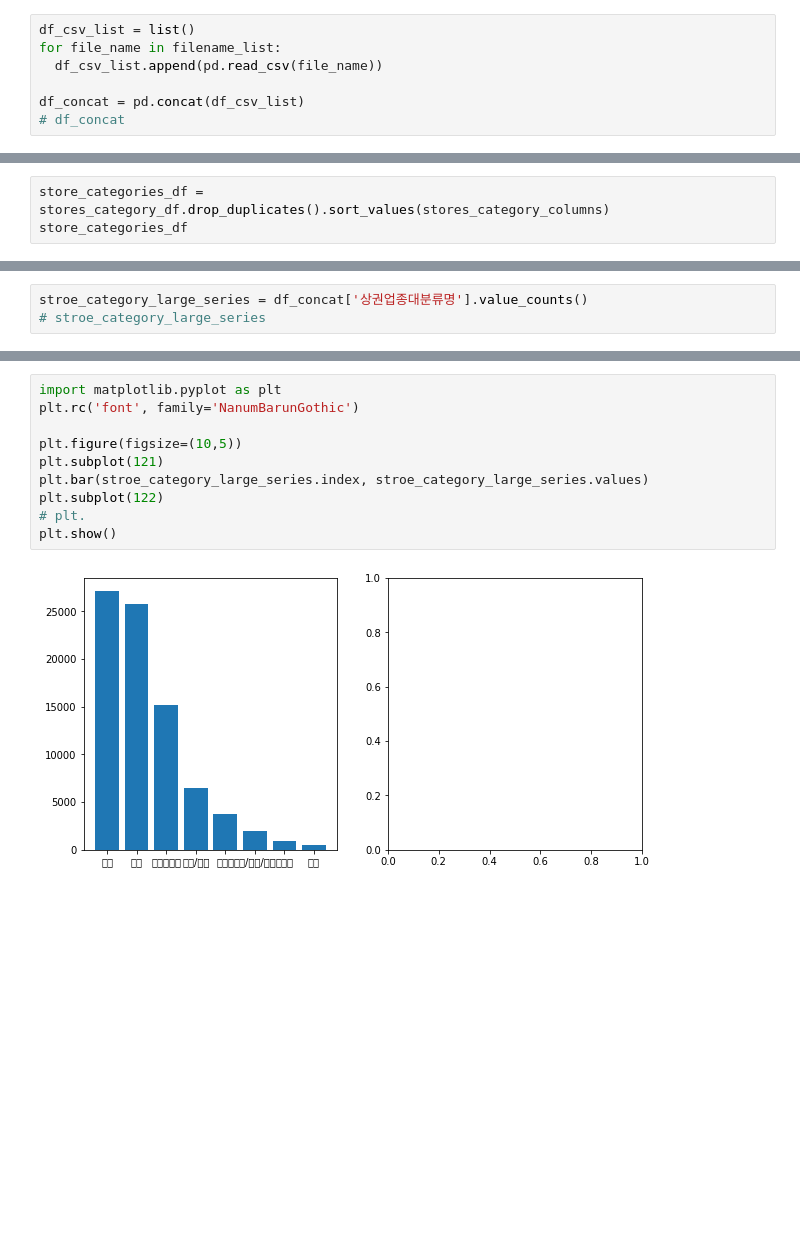
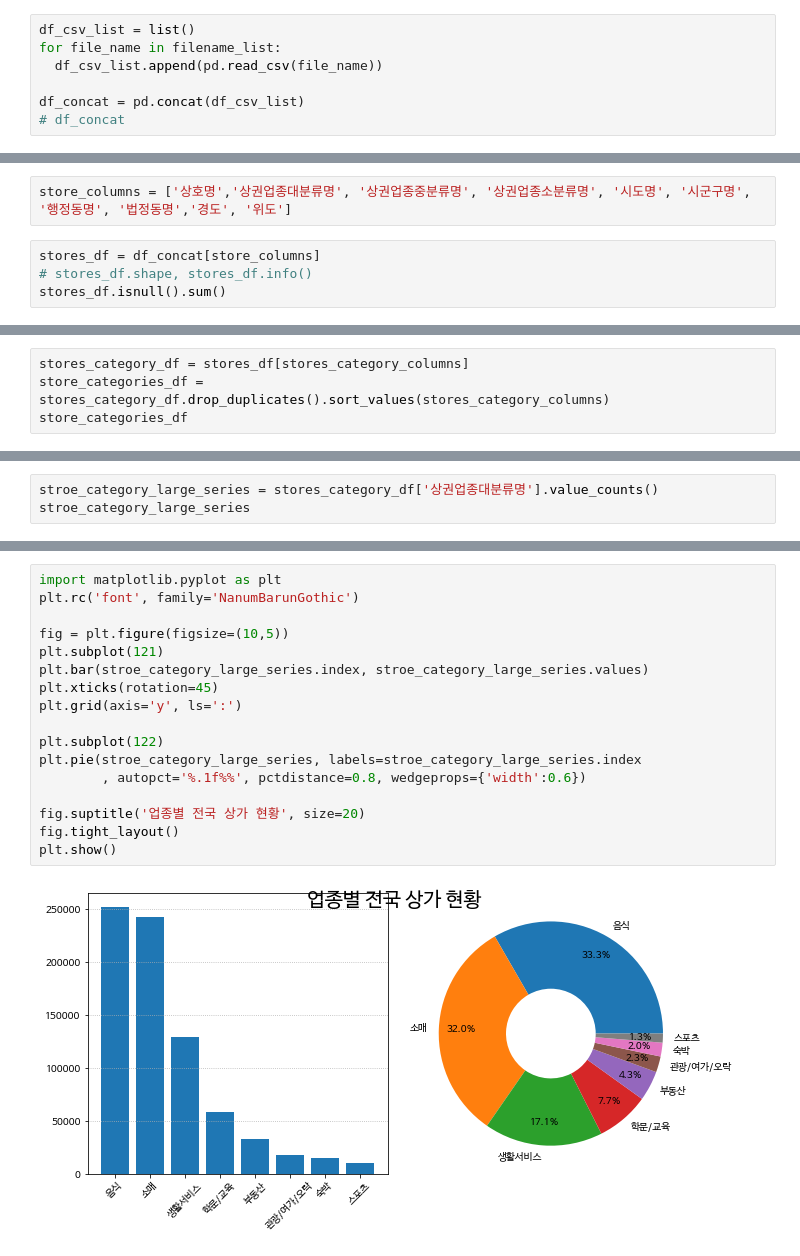
Before and after one commit to yojulab/learn_datasets, a Jupyter notebook: codes/전국상가분석.ipynb, the cells around one changed output, grey strips where cells are left out. Drawn from its saved outputs; the diff is of its cells as text; blank space fills up the shorter version.

```diff
--- a/codes/전국상가분석.ipynb
+++ b/codes/전국상가분석.ipynb
@@ -60,3 +82,9 @@ Index(['상가업소번호', '상호명', '지점명', '상권업종대분류코
        '건물부번지', '건물관리번호', '건물명', '도로명주소', '구우편번호', '신우편번호', '동정보', '층정보',
        '호정보', '경도', '위도'],
       dtype='object')
+# %%
+store_columns = ['상호명','상권업종대분류명', '상권업종중분류명', '상권업종소분류명', '시도명', '시군구명', '행정동명', '법정동명','경도', '위도']
+# %%
+stores_df = df_concat[store_columns]
+# stores_df.shape, stores_df.info()
+stores_df.isnull().sum()
@@ -82,4 +130,5 @@ stores_category_df
 # %%
+stores_category_df = stores_df[stores_category_columns]
 store_categories_df = stores_category_df.drop_duplicates().sort_values(stores_category_columns)
 store_categories_df
 # %% [output]
@@ -117,3 +169,3 @@ store_categories_df.value_counts().reset_index()
 # %%
-stroe_category_large_series = df_concat['상권업종대분류명'].value_counts()
-# stroe_category_large_series
+stroe_category_large_series = stores_category_df['상권업종대분류명'].value_counts()
+stroe_category_large_series
@@ -145,12 +209,19 @@ fc-cache: succeeded
 # %%
 import matplotlib.pyplot as plt
 plt.rc('font', family='NanumBarunGothic')
 
-plt.figure(figsize=(10,5))
+fig = plt.figure(figsize=(10,5))
 plt.subplot(121)
 plt.bar(stroe_category_large_series.index, stroe_category_large_series.values)
+plt.xticks(rotation=45)
+plt.grid(axis='y', ls=':')
+
 plt.subplot(122)
-# plt.
+plt.pie(stroe_category_large_series, labels=stroe_category_large_series.index
+        , autopct='%.1f%%', pctdistance=0.8, wedgeprops={'width':0.6})
+
+fig.suptitle('업종별 전국 상가 현황', size=20)
+fig.tight_layout()
 plt.show()
 # %% [output]
-[figure, old version]
+[figure, new version]
```
Also changed, not shown: parts of 29 cells of this notebook.
